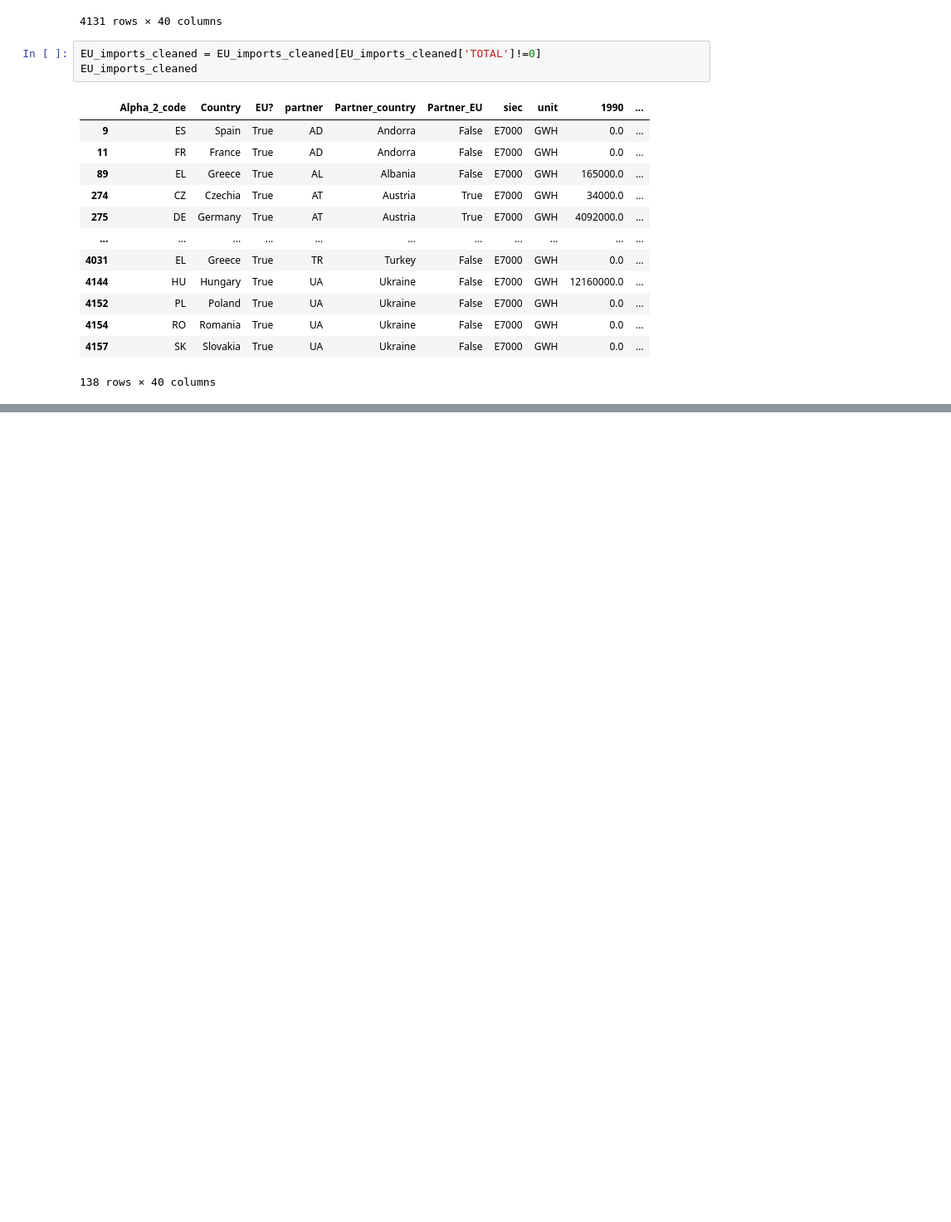
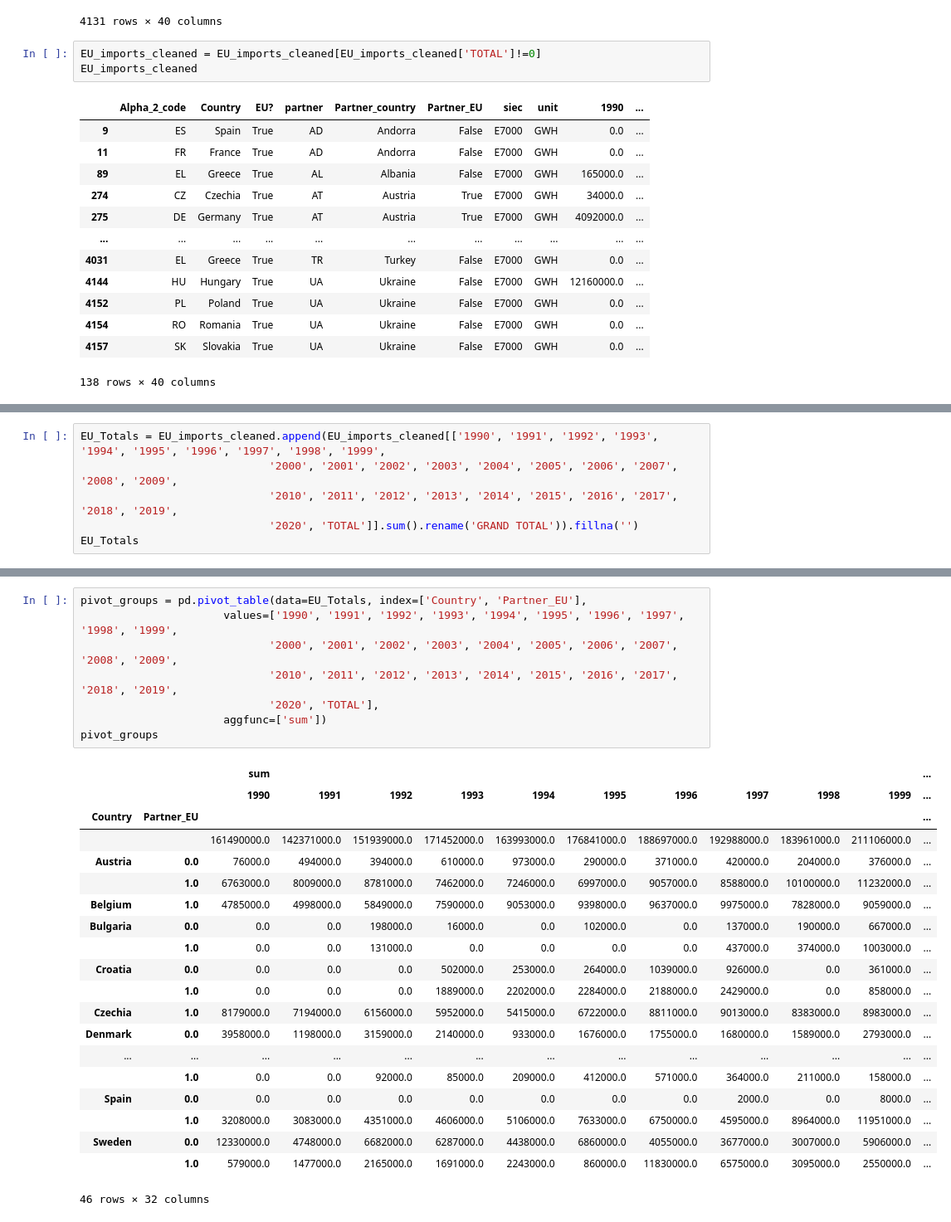
Before and after one commit to SinanSeyhan/green-electricity-project, a Jupyter notebook: notebooks/IMPORTS_FRANK.ipynb, the cells around one changed output, grey strips where cells are left out. Shown at 83% size. Saved outputs shown, nothing was run; the diff lists cells and outputs as text; blank space fills up the shorter version.

Commit message:
Preliminary analysis and grouping of data

```diff
--- a/notebooks/IMPORTS_FRANK.ipynb
+++ b/notebooks/IMPORTS_FRANK.ipynb
@@ -734,0 +731,6 @@ KeyError: 'Column not found: False'
+# %%
+EU_Totals = EU_imports_cleaned.append(EU_imports_cleaned[['1990', '1991', '1992', '1993', '1994', '1995', '1996', '1997', '1998', '1999',
+                             '2000', '2001', '2002', '2003', '2004', '2005', '2006', '2007', '2008', '2009',
+                             '2010', '2011', '2012', '2013', '2014', '2015', '2016', '2017', '2018', '2019',
+                             '2020', 'TOTAL']].sum().rename('GRAND TOTAL')).fillna('')
+EU_Totals
@@ -734,0 +775,29 @@ KeyError: 'Column not found: False'
+# %%
+pivot_groups = pd.pivot_table(data=EU_Totals, index=['Country', 'Partner_EU'],
+                      values=['1990', '1991', '1992', '1993', '1994', '1995', '1996', '1997', '1998', '1999',
+                             '2000', '2001', '2002', '2003', '2004', '2005', '2006', '2007', '2008', '2009',
+                             '2010', '2011', '2012', '2013', '2014', '2015', '2016', '2017', '2018', '2019',
+                             '2020', 'TOTAL'],
+                      aggfunc=['sum'])
+pivot_groups
+# %% [output]
+|  |  | sum |  |  |  |  |  |  |  |  |  | ... |
+|  |  | 1990 | 1991 | 1992 | 1993 | 1994 | 1995 | 1996 | 1997 | 1998 | 1999 | ... |
+| Country | Partner_EU |  |  |  |  |  |  |  |  |  |  | ... |
+|  |  | 161490000.0 | 142371000.0 | 151939000.0 | 171452000.0 | 163993000.0 | 176841000.0 | 188697000.0 | 192988000.0 | 183961000.0 | 211106000.0 | ... |
+| Austria | 0.0 | 76000.0 | 494000.0 | 394000.0 | 610000.0 | 973000.0 | 290000.0 | 371000.0 | 420000.0 | 204000.0 | 376000.0 | ... |
+|  | 1.0 | 6763000.0 | 8009000.0 | 8781000.0 | 7462000.0 | 7246000.0 | 6997000.0 | 9057000.0 | 8588000.0 | 10100000.0 | 11232000.0 | ... |
+| Belgium | 1.0 | 4785000.0 | 4998000.0 | 5849000.0 | 7590000.0 | 9053000.0 | 9398000.0 | 9637000.0 | 9975000.0 | 7828000.0 | 9059000.0 | ... |
+| Bulgaria | 0.0 | 0.0 | 0.0 | 198000.0 | 16000.0 | 0.0 | 102000.0 | 0.0 | 137000.0 | 190000.0 | 667000.0 | ... |
+|  | 1.0 | 0.0 | 0.0 | 131000.0 | 0.0 | 0.0 | 0.0 | 0.0 | 437000.0 | 374000.0 | 1003000.0 | ... |
+| Croatia | 0.0 | 0.0 | 0.0 | 0.0 | 502000.0 | 253000.0 | 264000.0 | 1039000.0 | 926000.0 | 0.0 | 361000.0 | ... |
+|  | 1.0 | 0.0 | 0.0 | 0.0 | 1889000.0 | 2202000.0 | 2284000.0 | 2188000.0 | 2429000.0 | 0.0 | 858000.0 | ... |
+| Czechia | 1.0 | 8179000.0 | 7194000.0 | 6156000.0 | 5952000.0 | 5415000.0 | 6722000.0 | 8811000.0 | 9013000.0 | 8383000.0 | 8983000.0 | ... |
+| Denmark | 0.0 | 3958000.0 | 1198000.0 | 3159000.0 | 2140000.0 | 933000.0 | 1676000.0 | 1755000.0 | 1680000.0 | 1589000.0 | 2793000.0 | ... |
+| ... | ... | ... | ... | ... | ... | ... | ... | ... | ... | ... | ... | ... |
+|  | 1.0 | 0.0 | 0.0 | 92000.0 | 85000.0 | 209000.0 | 412000.0 | 571000.0 | 364000.0 | 211000.0 | 158000.0 | ... |
+| Spain | 0.0 | 0.0 | 0.0 | 0.0 | 0.0 | 0.0 | 0.0 | 0.0 | 2000.0 | 0.0 | 8000.0 | ... |
+|  | 1.0 | 3208000.0 | 3083000.0 | 4351000.0 | 4606000.0 | 5106000.0 | 7633000.0 | 6750000.0 | 4595000.0 | 8964000.0 | 11951000.0 | ... |
+| Sweden | 0.0 | 12330000.0 | 4748000.0 | 6682000.0 | 6287000.0 | 4438000.0 | 6860000.0 | 4055000.0 | 3677000.0 | 3007000.0 | 5906000.0 | ... |
+|  | 1.0 | 579000.0 | 1477000.0 | 2165000.0 | 1691000.0 | 2243000.0 | 860000.0 | 11830000.0 | 6575000.0 | 3095000.0 | 2550000.0 | ... |
+46 rows × 32 columns
```
Also changed, not shown: parts of 14 cells of this notebook, 4 other files.
